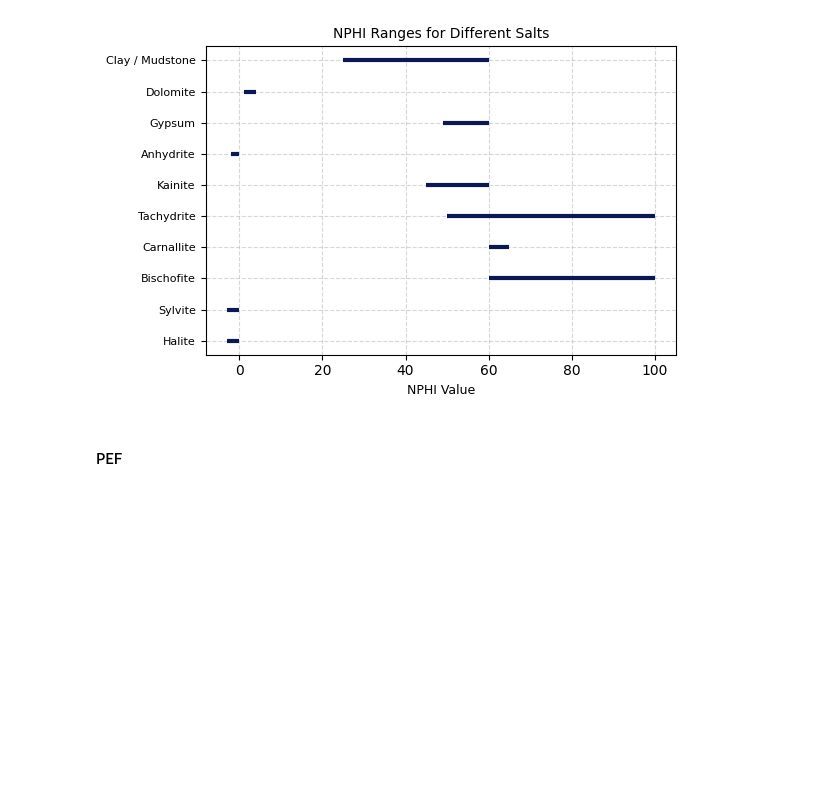
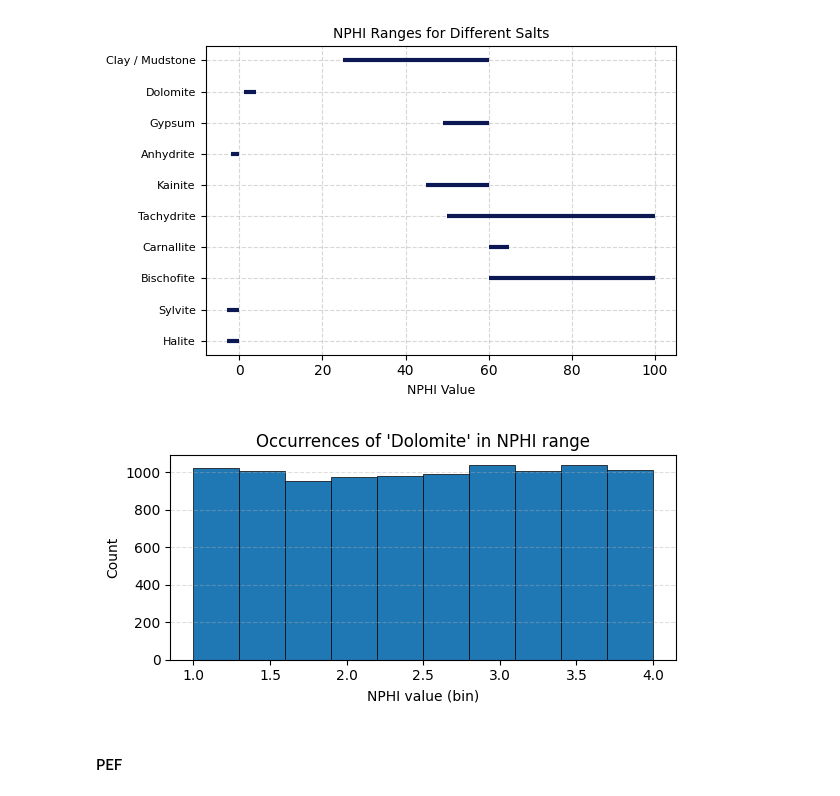
Before and after one commit to HarrisEdlmannQR/salt-lithology-model, a Jupyter notebook: model.ipynb, the cells around one changed output. Saved outputs shown, nothing was run; the diff lists cells and outputs as text; code cells hidden in the pictures; blank space fills up the shorter version.

```diff
--- a/model.ipynb
+++ b/model.ipynb
@@ -337,6 +341,10 @@ NPHI_SALT_MODELS = defaultdict(RangeModeler)
 for salt, _ in NPHI_RANGES.items():
     data = SaltOccurrences(salt, NPHI_RANGES)
     NPHI_SALT_MODELS[salt] = RangeModeler(salt, "NPHI", NPHI_RANGES, data)
+# %%
+NPHI_SALT_MODELS["Dolomite"].plot_salt_histogram()
+# %% [output]
+[figure, added]
 # %% [markdown]
 #### PEF
 # %%
```
Also changed, not shown: parts of 8 cells of this notebook.
